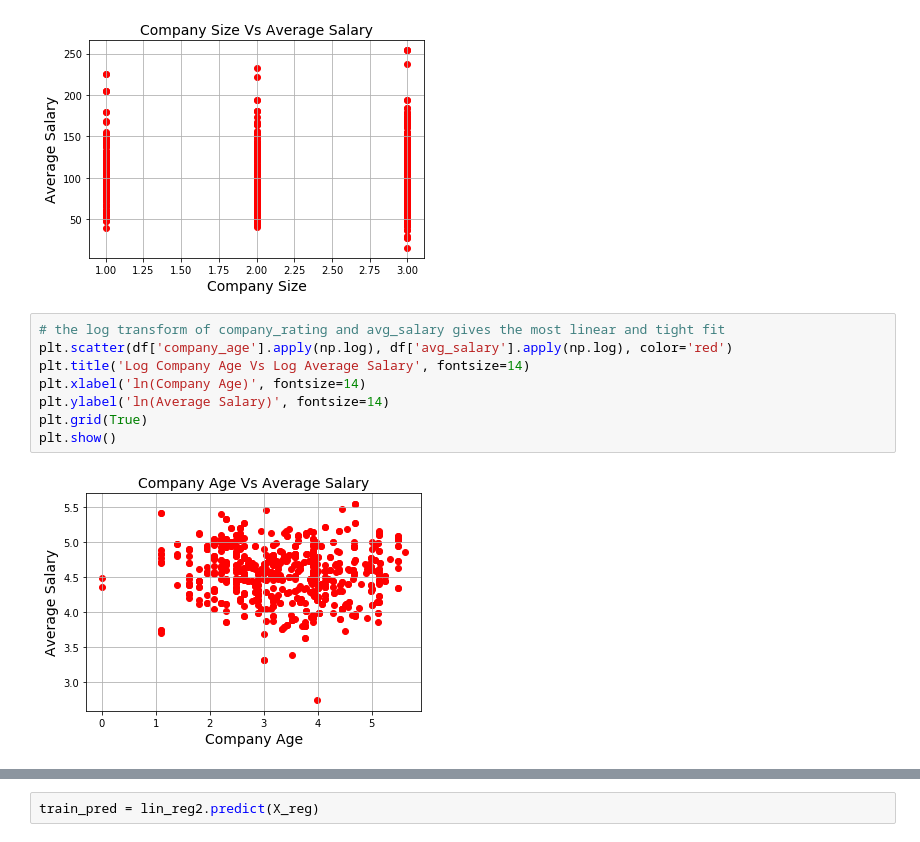
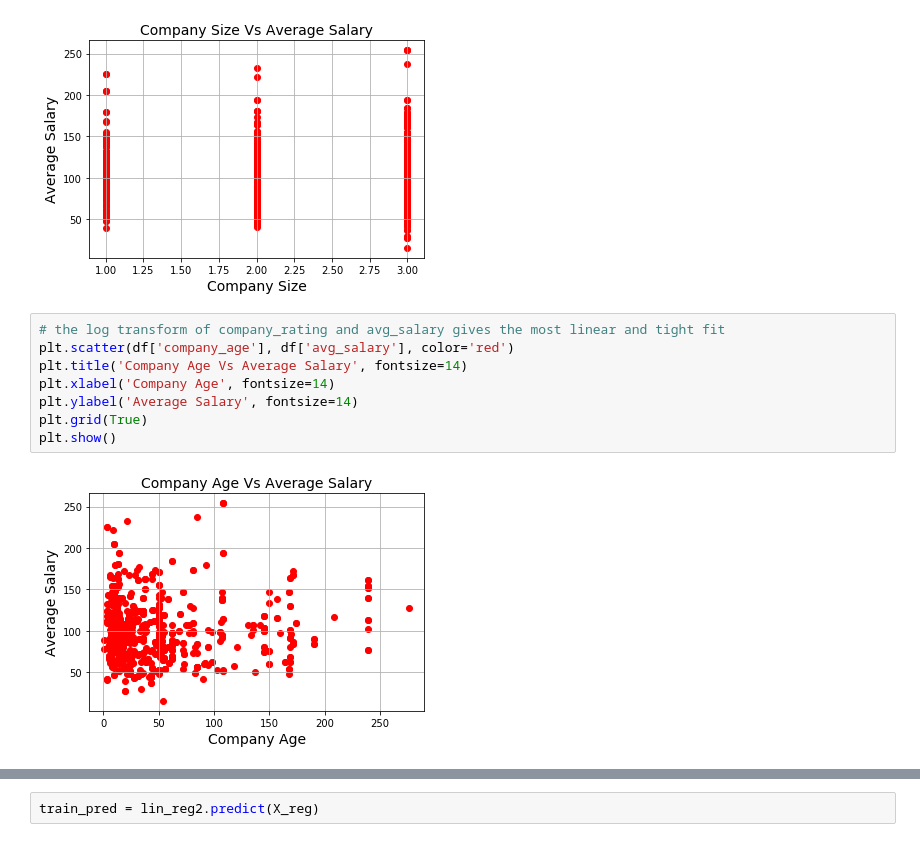
Before and after one commit to aidanberry12/Glassdoor_Salary_Analysis, a Jupyter notebook: Model_Building.ipynb, the cells around one changed output, grey strips where cells are left out. Saved outputs shown, nothing was run; the diff lists cells and outputs as text.

```diff
--- a/Model_Building.ipynb
+++ b/Model_Building.ipynb
@@ -117,13 +121,13 @@ plt.show()
 [figure]
 # %%
 # the log transform of company_rating and avg_salary gives the most linear and tight fit
-plt.scatter(df['company_age'].apply(np.log), df['avg_salary'].apply(np.log), color='red')
-plt.title('Log Company Age Vs Log Average Salary', fontsize=14)
-plt.xlabel('ln(Company Age)', fontsize=14)
-plt.ylabel('ln(Average Salary)', fontsize=14)
+plt.scatter(df['company_age'], df['avg_salary'], color='red')
+plt.title('Company Age Vs Average Salary', fontsize=14)
+plt.xlabel('Company Age', fontsize=14)
+plt.ylabel('Average Salary', fontsize=14)
 plt.grid(True)
 plt.show()
 # %% [output]
-[figure, old version]
+[figure, new version]
 # %%
 X_reg = sm.add_constant(X_train)
```
Also changed, not shown: parts of 19 cells of this notebook.
